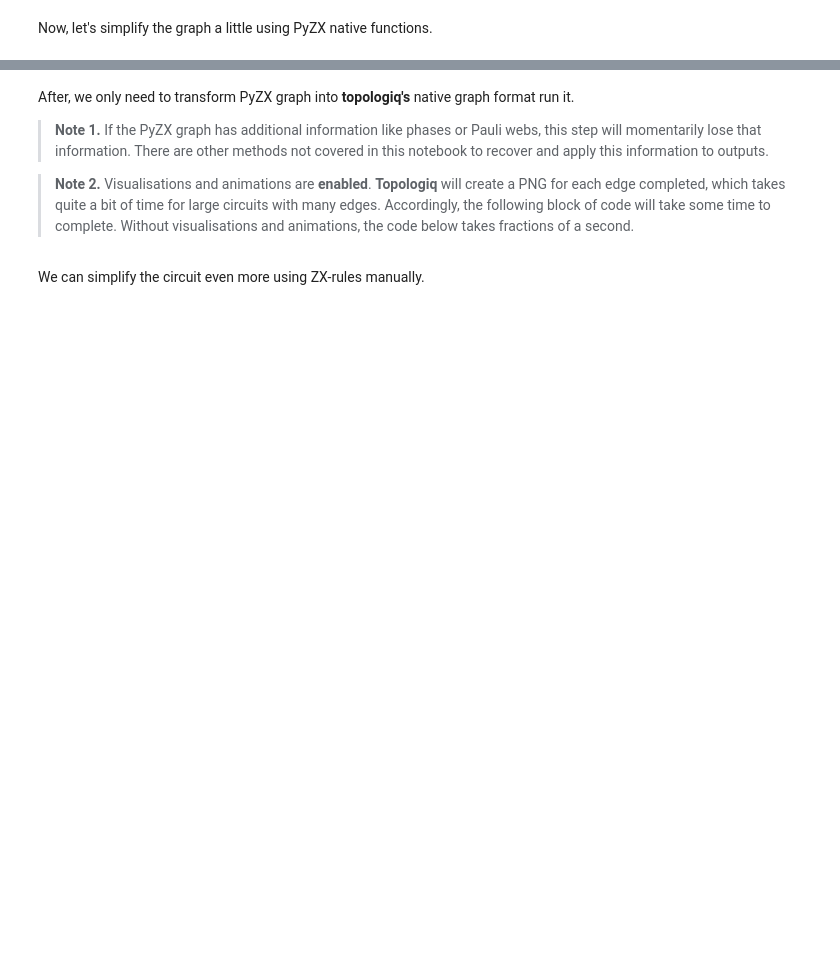
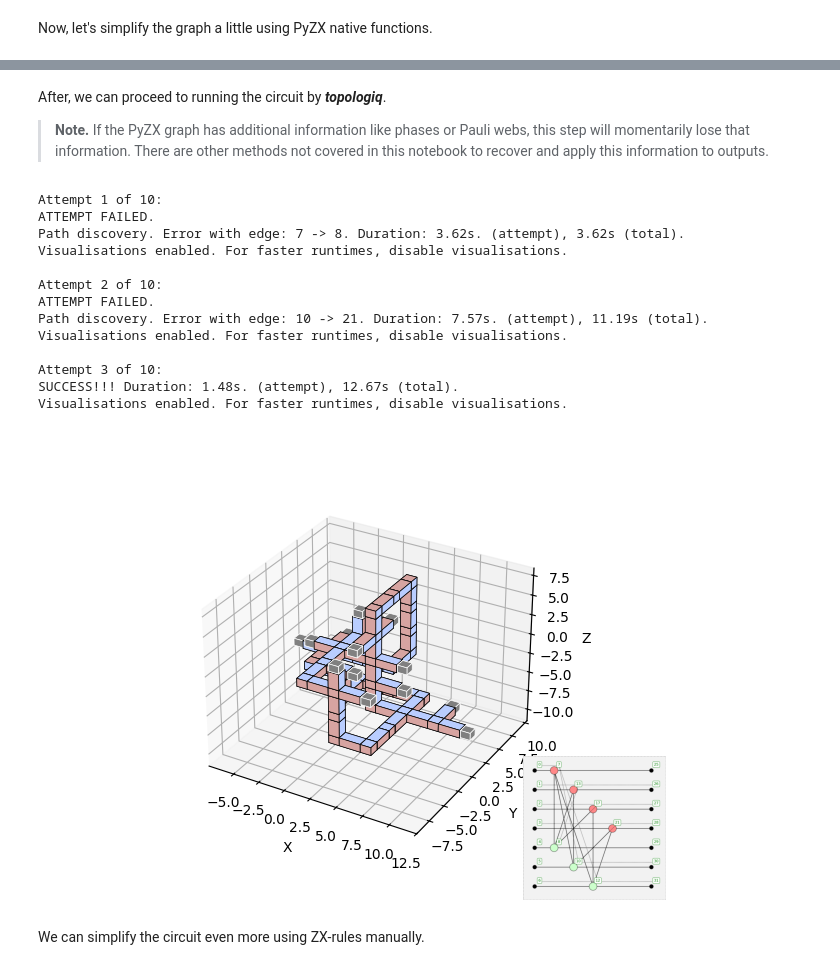
Before and after one commit to tqec/topologiq, a Jupyter notebook: assets/notebooks/qasm_via_pyzx.ipynb, the cells around one changed output, grey strips where cells are left out. Saved outputs shown, nothing was run; the diff lists cells and outputs as text; code cells hidden in the pictures; blank space fills up the shorter version.

```diff
--- a/assets/notebooks/qasm_via_pyzx.ipynb
+++ b/assets/notebooks/qasm_via_pyzx.ipynb
@@ -148,37 +186,54 @@ fig_data = zx.draw_matplotlib(zx_graph_optimised, labels=True)  # Fig to overlay
 # %% [markdown]
-After, we only need to transform PyZX graph into **topologiq's** native graph format run it.
+After, we can proceed to running the circuit by ***topologiq***.
 
-> **Note 1.** If the PyZX graph has additional information like phases or Pauli webs, this step will momentarily lose that information. There are other methods not covered in this notebook to recover and apply this information to outputs.
-
-> **Note 2.** Visualisations and animations are **enabled**. **Topologiq** will create a PNG for each edge completed, which takes quite a bit of time for large circuits with many edges. Accordingly, the following block of code will take some time to complete. Without visualisations and animations, the code below takes fractions of a second.
+> **Note.** If the PyZX graph has additional information like phases or Pauli webs, this step will momentarily lose that information. There are other methods not covered in this notebook to recover and apply this information to outputs.
 # %%
 # CONVERT GRAPH TO TOPOLOGIQ'S NATIVE OBJECT
 simple_graph = pyzx_g_to_simple_g(zx_graph_optimised)
 
 # PARAMS & HYPERPARAMS
-circuit_name = "steane_optimised"
+circuit_name = "steane_optimised_1"
 visualisation = "final"  # Calls an interactive 3D visualisation at the end. Change to None to deactivate visualisation.
-animation = None  # If "GIF" or "MP4", creates a summary animation of the process (significant runtime impact).
+animation = None  # Change to "GIF" or "MP4" for a summary animation of the full process, at significant cost in runtimes due to the need to create and stitch many PNGs together.
 VALUE_FUNCTION_HYPERPARAMS = (
     -1,  # Weight for lenght of path
     -1,  # Weight for number of "beams" broken by path
 )
 
 kwargs = {
     "weights": VALUE_FUNCTION_HYPERPARAMS,
     "length_of_beams": 9,
 }
 
 simple_graph_after_use, edge_pths, lattice_nodes, lattice_edges = runner(
     simple_graph,
     circuit_name,
-    strip_boundaries=False,
-    hide_boundaries=False,
+    min_succ_rate=80,
+    strip_ports=False,
+    hide_ports=False,
     max_attempts=10,
+    stop_on_first_success=True,
     visualise=(visualisation, animation),
+    log_stats=False,
+    debug=False,
     fig_data=fig_data,
     **kwargs
 )
+# %% [output]
+Attempt 1 of 10:
+ATTEMPT FAILED.
+Path discovery. Error with edge: 7 -> 8. Duration: 3.62s. (attempt), 3.62s (total).
+Visualisations enabled. For faster runtimes, disable visualisations.
+
+Attempt 2 of 10:
+ATTEMPT FAILED.
+Path discovery. Error with edge: 10 -> 21. Duration: 7.57s. (attempt), 11.19s (total).
+Visualisations enabled. For faster runtimes, disable visualisations.
+
+Attempt 3 of 10:
+SUCCESS!!! Duration: 1.48s. (attempt), 12.67s (total).
+Visualisations enabled. For faster runtimes, disable visualisations.
+[figure, added]
 # %% [markdown]
 We can simplify the circuit even more using ZX-rules manually.
 # %%
```
Also changed, not shown: parts of 16 cells of this notebook, 1 other file.
